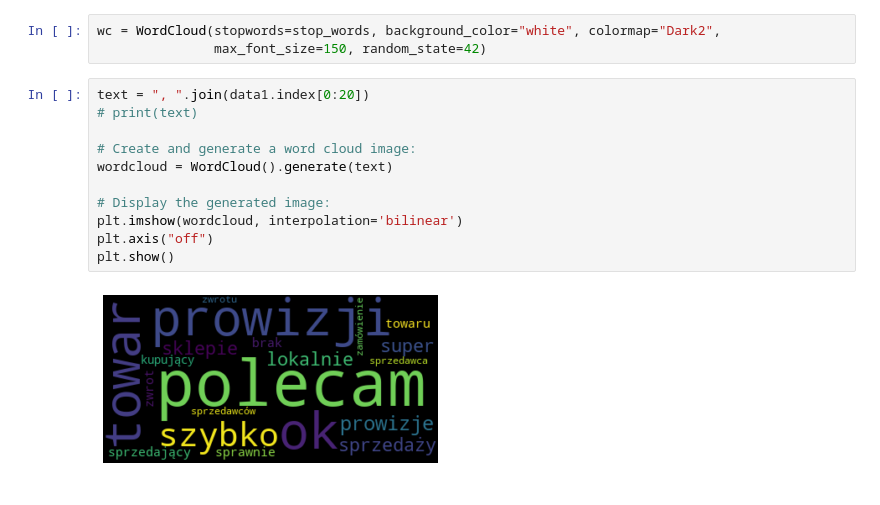
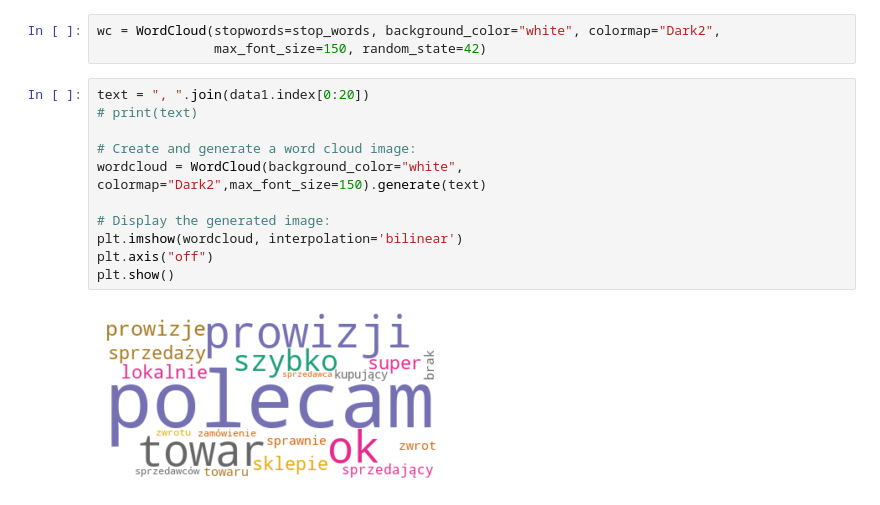
Before and after one commit to AgnesGru/Ocena-komentarzy-NLP, a Jupyter notebook: Flask/EDA.ipynb, the cells around one changed output. Drawn from its saved outputs; the diff is of its cells as text.

```diff
--- a/Flask/EDA.ipynb
+++ b/Flask/EDA.ipynb
@@ -84,13 +86,13 @@ wc = WordCloud(stopwords=stop_words, background_color="white", colormap="Dark2",
 # %%
 text = ", ".join(data1.index[0:20])
 # print(text)
 
 # Create and generate a word cloud image:
-wordcloud = WordCloud().generate(text)
+wordcloud = WordCloud(background_color="white", colormap="Dark2",max_font_size=150).generate(text)
 
 # Display the generated image:
 plt.imshow(wordcloud, interpolation='bilinear')
 plt.axis("off")
 plt.show()
 # %% [output]
-[figure, old version]
+[figure, new version]
```
Also changed, not shown: parts of 7 cells of this notebook.
